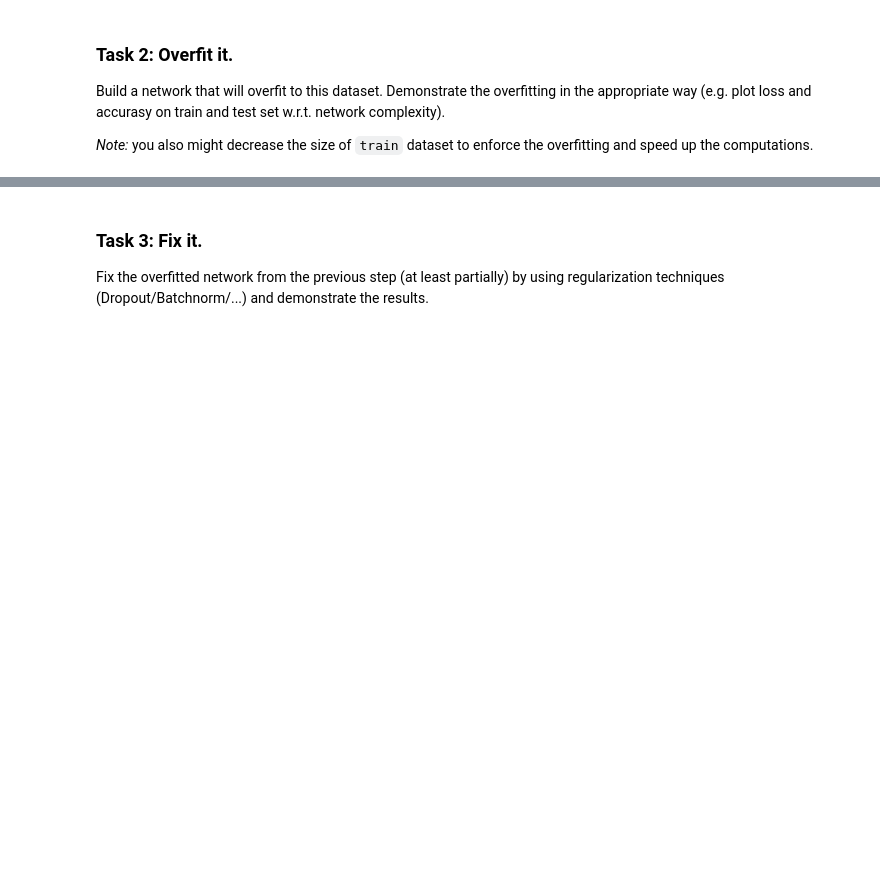
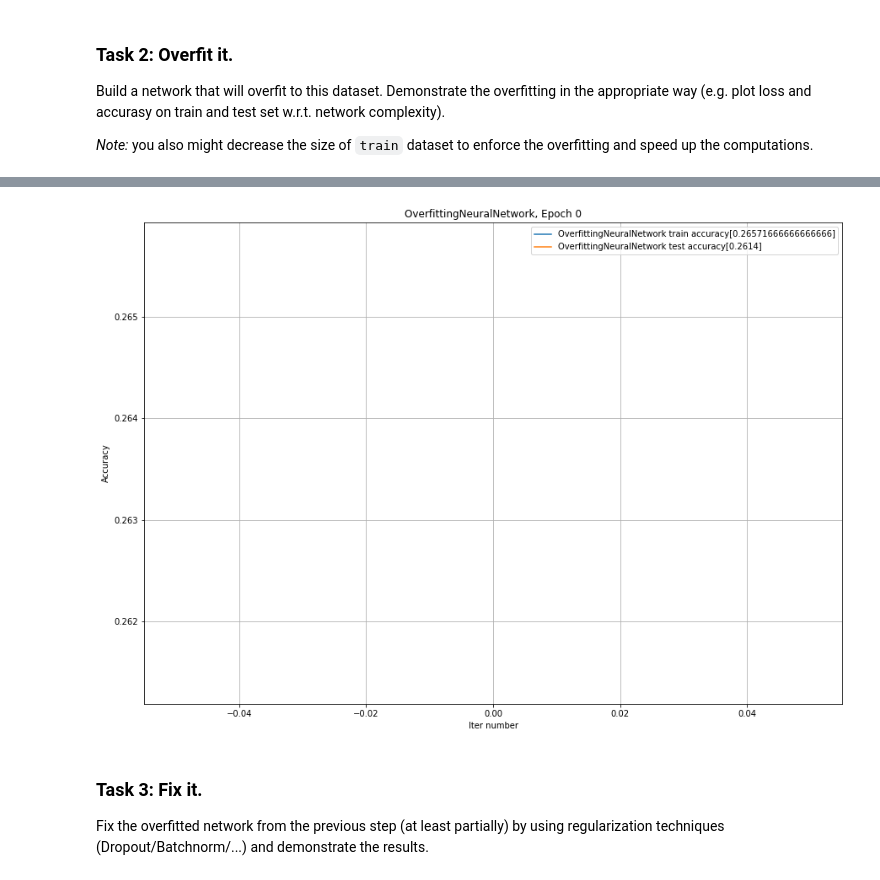
Before and after one commit to alex-kozinov/courses, a Jupyter notebook: mipt-ml-beginning/labs/03_dl/Lab3_DL_part2_overfitting.ipynb, the cells around one changed output, grey strips where cells are left out. Cells and saved outputs as stored; diff of their text form; code cells hidden in the pictures; blank space fills up the shorter version.

```diff
--- a/mipt-ml-beginning/labs/03_dl/Lab3_DL_part2_overfitting.ipynb
+++ b/mipt-ml-beginning/labs/03_dl/Lab3_DL_part2_overfitting.ipynb
@@ -301,10 +299,13 @@ class OverfittingNeuralNetwork(nn.Module):
         self.model = nn.Sequential(
             nn.Flatten(), # This layer converts image into a vector to use Linear layers afterwards
             # Your network structure comes here
-            nn.Linear(input_shape, num_classes)
+            nn.Linear(input_shape * input_channels, 10000),
+            nn.ReLU(),
+            nn.Linear(10000, num_classes),
         )
 
     def forward(self, inp):
         out = self.model(inp)
+        return out
 # %%
 torchsummary.summary(OverfittingNeuralNetwork().to(device), (28*28,))
@@ -317,3 +330,11 @@ loss_func = # YOUR CODE HERE
+# %%
+net = OverfittingNeuralNetwork().to(device)
+learn_model = LearningModel(net, 'OverfittingNeuralNetwork')
+
+
+learn_model.fit(train_loader, test_loader)
+# %% [output]
+[figure, added]
 # %% [markdown]
 ### Task 3: Fix it.
 Fix the overfitted network from the previous step (at least partially) by using regularization techniques (Dropout/Batchnorm/...) and demonstrate the results.
```
Also changed, not shown: parts of 3 cells of this notebook.
